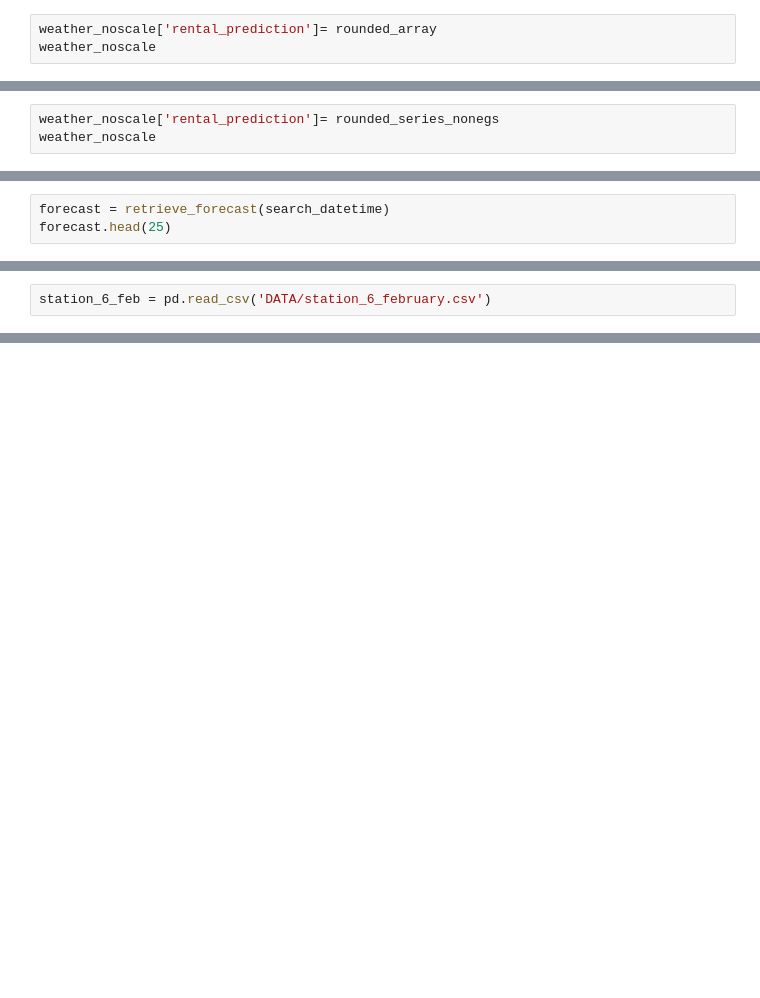
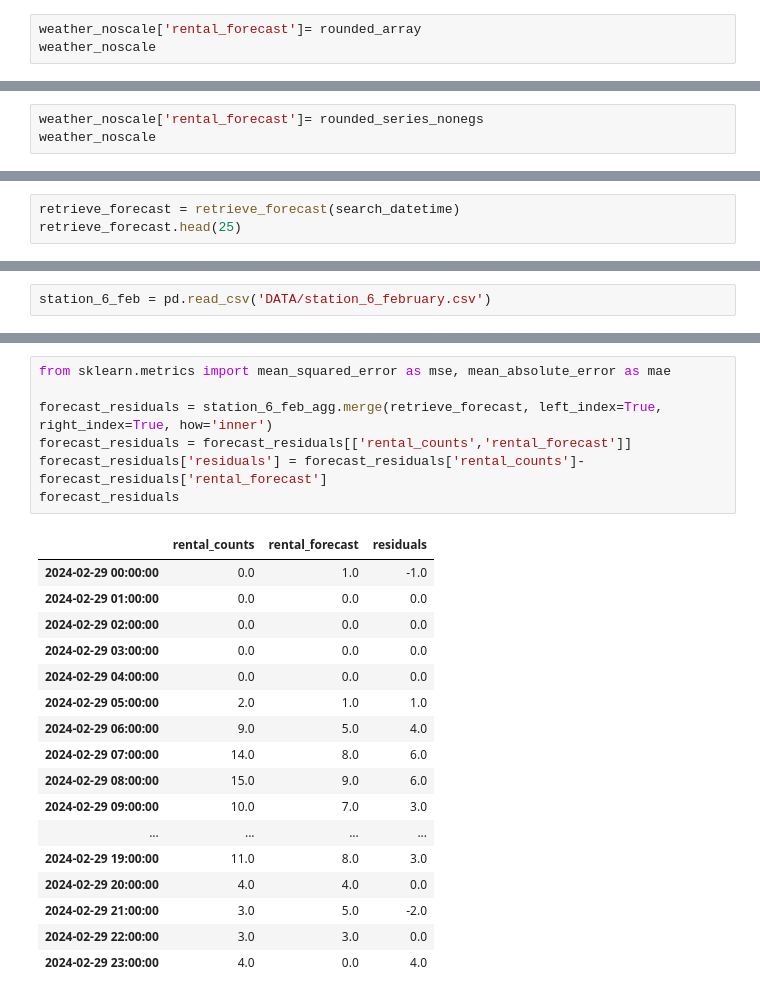
Before and after one commit to MiriinD/Bike-Sharing-Demand-Pred, a Jupyter notebook: Forecasting_bike_demand_station6_user-input_FINAL.ipynb, the cells around one changed output, grey strips where cells are left out. Drawn from its saved outputs; the diff is of its cells as text; blank space fills up the shorter version.

Commit message:
User input and residuals calculation corrected

```diff
--- a/Forecasting_bike_demand_station6_user-input_FINAL.ipynb
+++ b/Forecasting_bike_demand_station6_user-input_FINAL.ipynb
@@ -240,7 +240,7 @@ rounded_array
 | 2024-03-18 23:00:00 | 1.0 |
 1128 rows × 1 columns
 # %%
-weather_noscale['rental_prediction']= rounded_array
+weather_noscale['rental_forecast']= rounded_array
 weather_noscale
 # %% [output]
 |  | temperature_C | rel_humidity_perc | feels_like_temp_C | rain_mm | wind_speed_kmh | is_day | ... |
@@ -278,7 +278,7 @@ rounded_series_nonegs
 | 2024-03-18 23:00:00 | 0.0 |
 1128 rows × 1 columns
 # %%
-weather_noscale['rental_prediction']= rounded_series_nonegs
+weather_noscale['rental_forecast']= rounded_series_nonegs
 weather_noscale
 # %% [output]
 |  | temperature_C | rel_humidity_perc | feels_like_temp_C | rain_mm | wind_speed_kmh | is_day | ... |
@@ -346,8 +346,8 @@ Search for a full year, a full month, or a full day by leaving out the succeedin
 e.g. 2024-01-02 full a full day, or 2024-01 for a full month.
 2024-02-29
 # %%
-forecast = retrieve_forecast(search_datetime)
-forecast.head(25)
+retrieve_forecast = retrieve_forecast(search_datetime)
+retrieve_forecast.head(25)
 # %% [output]
 |  | temperature_C | rel_humidity_perc | feels_like_temp_C | rain_mm | wind_speed_kmh | is_day | ... |
 | hour |  |  |  |  |  |  | ... |
@@ -431,0 +455,25 @@ forecast_residuals.tail(50)
+# %%
+from sklearn.metrics import mean_squared_error as mse, mean_absolute_error as mae
+
+forecast_residuals = station_6_feb_agg.merge(retrieve_forecast, left_index=True, right_index=True, how='inner')
+forecast_residuals = forecast_residuals[['rental_counts','rental_forecast']]
+forecast_residuals['residuals'] = forecast_residuals['rental_counts']-forecast_residuals['rental_forecast']
+forecast_residuals
+# %% [output]
+|  | rental_counts | rental_forecast | residuals |
+| 2024-02-29 00:00:00 | 0.0 | 1.0 | -1.0 |
+| 2024-02-29 01:00:00 | 0.0 | 0.0 | 0.0 |
+| 2024-02-29 02:00:00 | 0.0 | 0.0 | 0.0 |
+| 2024-02-29 03:00:00 | 0.0 | 0.0 | 0.0 |
+| 2024-02-29 04:00:00 | 0.0 | 0.0 | 0.0 |
+| 2024-02-29 05:00:00 | 2.0 | 1.0 | 1.0 |
+| 2024-02-29 06:00:00 | 9.0 | 5.0 | 4.0 |
+| 2024-02-29 07:00:00 | 14.0 | 8.0 | 6.0 |
+| 2024-02-29 08:00:00 | 15.0 | 9.0 | 6.0 |
+| 2024-02-29 09:00:00 | 10.0 | 7.0 | 3.0 |
+| ... | ... | ... | ... |
+| 2024-02-29 19:00:00 | 11.0 | 8.0 | 3.0 |
+| 2024-02-29 20:00:00 | 4.0 | 4.0 | 0.0 |
+| 2024-02-29 21:00:00 | 3.0 | 5.0 | -2.0 |
+| 2024-02-29 22:00:00 | 3.0 | 3.0 | 0.0 |
+| 2024-02-29 23:00:00 | 4.0 | 0.0 | 4.0 |
```
Also changed, not shown: parts of 22 cells of this notebook.
